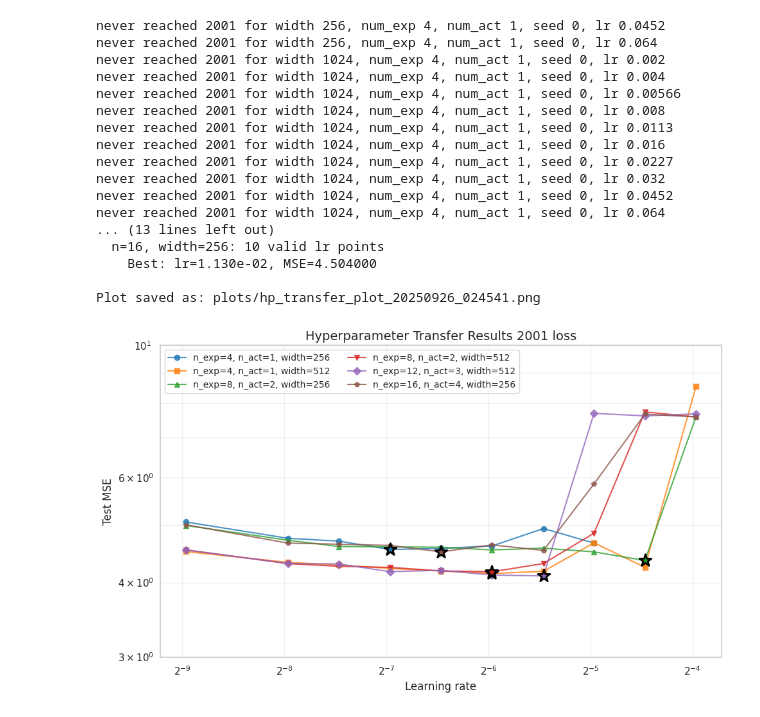
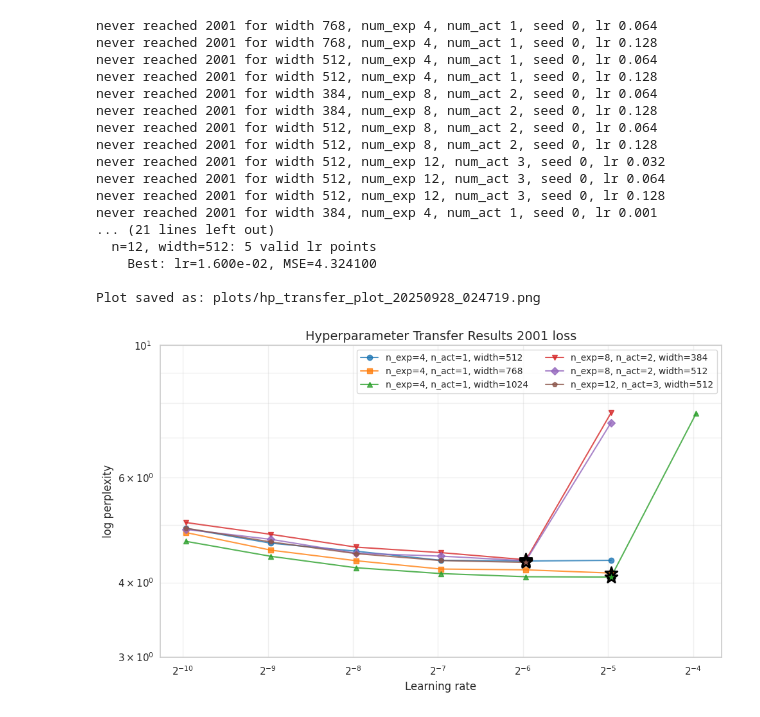
Before and after one commit to Petyrrrrr/MuP_MOE, a Jupyter notebook: mutransfer_lr_cccc/plot_moe_mup_norouter.ipynb, the cells around one changed output. Cells and saved outputs as stored; diff of their text form; code cells hidden in the pictures.

Commit message:
large cccc run results

```diff
--- a/mutransfer_lr_cccc/plot_moe_mup_norouter.ipynb
+++ b/mutransfer_lr_cccc/plot_moe_mup_norouter.ipynb
@@ -11,14 +11,13 @@ import glob
 import re
 sns.set(style='whitegrid')
 # %%
-wid_exp = [(256, 4, 32), (256, 8, 48), (512, 4, 100), (512, 8, 160), (256, 16, 76), (512, 12, 220), (1024, 4, 350),]
-lrs = [0.002, 0.004, 0.005657, 0.008, 0.01131, 0.016, 0.0227, 0.032, 0.04525, 0.064]
-lr_short = [0.002, 0.004, 0.00566, 0.008, 0.0113, 0.016, 0.0227, 0.032, 0.0452, 0.064]
+wid_exp = [(768, 4, 350), (512, 4, 100), (384, 8, 48),  (512, 8, 160), (512, 12, 220), (384, 4, 32),  (1024, 4, 350), (384, 4, 1)]
+lrs = [0.001, 0.002, 0.004, 0.008, 0.016, 0.032, 0.064, 0.128]
 seeds = [1]
 seeds = [0]
 depth = 14
 
-time = '20250924_044616'
+time = '20250926_212727'
 # %%
 results_val = {}
 results_tr = {}
@@ -27,7 +26,7 @@ for lr in lrs:
             num_act = int(num_exp // 4)
             for seed in seeds:
                 print()
-                file_name = f'../run_data/mutransfer_lr_owt/out_{time}/width{width}_depth{depth}_experts{num_exp}_active{num_act}_seed{seed}_lr{lr}/log.csv'
+                file_name = f'../run_data/mutransfer_lr_cccc/out_{time}/width{width}_depth{depth}_experts{num_exp}_active{num_act}_seed{seed}_lr{lr}/log.csv'
                 if os.path.exists(file_name):
                     try:
                         csv_df = pd.read_csv(file_name)
@@ -259,7 +258,8 @@ def get_filenames_in_dir(directory_path):
 # %%
 result_complete = {}
-for file_name in get_filenames_in_dir("/home/ubuntu/MuP_MOE/std_out/mutransfer_lr_cccc/20250926_041803/stdout"):
-    if os.path.exists(file_name):
+for file_name in get_filenames_in_dir("/home/ubuntu/MuP_MOE/std_out/mutransfer_lr_cccc/"+time+"/stdout"):
+    file_pwd = "/home/ubuntu/MuP_MOE/std_out/mutransfer_lr_cccc/"+time+"/stdout/"+file_name
+    if os.path.exists(file_pwd):
         pattern = r'job_\d+_gpu\d+_w(\d+)_exp(\d+)_lr([\d.e\-+]+)_seed(\d+)\.log'
         match = re.match(pattern, file_name)
         if not match:
@@ -270,10 +270,10 @@ for file_name in get_filenames_in_dir("/home/ubuntu/MuP_MOE/std_out/mutransfer_l
                 'lr': float(match.group(3)),
                 'seed': int(match.group(4))
                 }
-        loss_dict = parse_validation_loss(file_name)
+        loss_dict = parse_validation_loss(file_pwd)
         width, num_exp, num_act, seed, lr = params['width'], params['num_exp'], params['num_exp']//4 , params['seed'], params['lr']
         result_complete[(width, num_exp, num_act, seed, lr)] = loss_dict
         print(f"job found, width {width}, num_exp {num_exp}, num_act {num_act}, seed {seed}, lr {lr}, loss_dict {loss_dict}")
     else:
-        print(f"File {file_name} does not exist, check your path")
+        print(f"File {file_pwd} does not exist, check your path")
 # %% [output]
@@ -316,13 +297,13 @@ job 59 found, width 512, num_exp 12, num_act 3, seed 0, lr 0.064, loss_dict {1:
 # %%
 result_1001 = {}
 for width, num_exp, _ in wid_exp:
-    for i in range(len(lr_short)):
+    for i in range(len(lrs)):
         for seed in seeds:
             num_act = int(num_exp // 4)
             for seed in seeds:
                 try:
-                    result_1001[(width, num_exp, num_act, seed, lr_short[i])] = result_complete[(width, num_exp, num_act, seed, lr_short[i])][1001]
+                    result_1001[(width, num_exp, num_act, seed, lrs[i])] = result_complete[(width, num_exp, num_act, seed, lrs[i])][1001]
                 except:
-                    print(f"never reached 1001 for width {width}, num_exp {num_exp}, num_act {num_act}, seed {seed}, lr {lr_short[i]}")
+                    print(f"never reached 1001 for width {width}, num_exp {num_exp}, num_act {num_act}, seed {seed}, lr {lrs[i]}")
 plot_results(result_1001, title = "1001 loss")
 # %% [output]
@@ -364,31 +345,31 @@ Plot saved as: plots/hp_transfer_plot_20250926_024541.png
 # %%
 result_2001 = {}
 for width, num_exp, _ in wid_exp:
-    for i in range(len(lr_short)):
+    for i in range(len(lrs)):
         for seed in seeds:
             num_act = int(num_exp // 4)
             for seed in seeds:
                 try:
-                    result_2001[(width, num_exp, num_act, seed, lr_short[i])] = result_complete[(width, num_exp, num_act, seed, lr_short[i])][2001]
+                    result_2001[(width, num_exp, num_act, seed, lrs[i])] = result_complete[(width, num_exp, num_act, seed, lrs[i])][2001]
                 except:
-                    print(f"never reached 2001 for width {width}, num_exp {num_exp}, num_act {num_act}, seed {seed}, lr {lr_short[i]}")
+                    print(f"never reached 2001 for width {width}, num_exp {num_exp}, num_act {num_act}, seed {seed}, lr {lrs[i]}")
 plot_results(result_2001, title = "2001 loss")
 # %% [output]
-never reached 2001 for width 256, num_exp 4, num_act 1, seed 0, lr 0.0452
-never reached 2001 for width 256, num_exp 4, num_act 1, seed 0, lr 0.064
-never reached 2001 for width 1024, num_exp 4, num_act 1, seed 0, lr 0.002
-never reached 2001 for width 1024, num_exp 4, num_act 1, seed 0, lr 0.004
-never reached 2001 for width 1024, num_exp 4, num_act 1, seed 0, lr 0.00566
-never reached 2001 for width 1024, num_exp 4, num_act 1, seed 0, lr 0.008
-never reached 2001 for width 1024, num_exp 4, num_act 1, seed 0, lr 0.0113
-never reached 2001 for width 1024, num_exp 4, num_act 1, seed 0, lr 0.016
-never reached 2001 for width 1024, num_exp 4, num_act 1, seed 0, lr 0.0227
-never reached 2001 for width 1024, num_exp 4, num_act 1, seed 0, lr 0.032
-never reached 2001 for width 1024, num_exp 4, num_act 1, seed 0, lr 0.0452
-never reached 2001 for width 1024, num_exp 4, num_act 1, seed 0, lr 0.064
-... (13 lines left out)
-  n=16, width=256: 10 valid lr points
-    Best: lr=1.130e-02, MSE=4.504000
+never reached 2001 for width 768, num_exp 4, num_act 1, seed 0, lr 0.064
+never reached 2001 for width 768, num_exp 4, num_act 1, seed 0, lr 0.128
+never reached 2001 for width 512, num_exp 4, num_act 1, seed 0, lr 0.064
+never reached 2001 for width 512, num_exp 4, num_act 1, seed 0, lr 0.128
+never reached 2001 for width 384, num_exp 8, num_act 2, seed 0, lr 0.064
+never reached 2001 for width 384, num_exp 8, num_act 2, seed 0, lr 0.128
+never reached 2001 for width 512, num_exp 8, num_act 2, seed 0, lr 0.064
+never reached 2001 for width 512, num_exp 8, num_act 2, seed 0, lr 0.128
+never reached 2001 for width 512, num_exp 12, num_act 3, seed 0, lr 0.032
+never reached 2001 for width 512, num_exp 12, num_act 3, seed 0, lr 0.064
+never reached 2001 for width 512, num_exp 12, num_act 3, seed 0, lr 0.128
+never reached 2001 for width 384, num_exp 4, num_act 1, seed 0, lr 0.001
+... (21 lines left out)
+  n=12, width=512: 5 valid lr points
+    Best: lr=1.600e-02, MSE=4.324100
 
-Plot saved as: plots/hp_transfer_plot_20250926_024541.png
+Plot saved as: plots/hp_transfer_plot_20250928_024719.png
-[figure, old version]
+[figure, new version]
```
Also changed, not shown: parts of 10 cells of this notebook.
